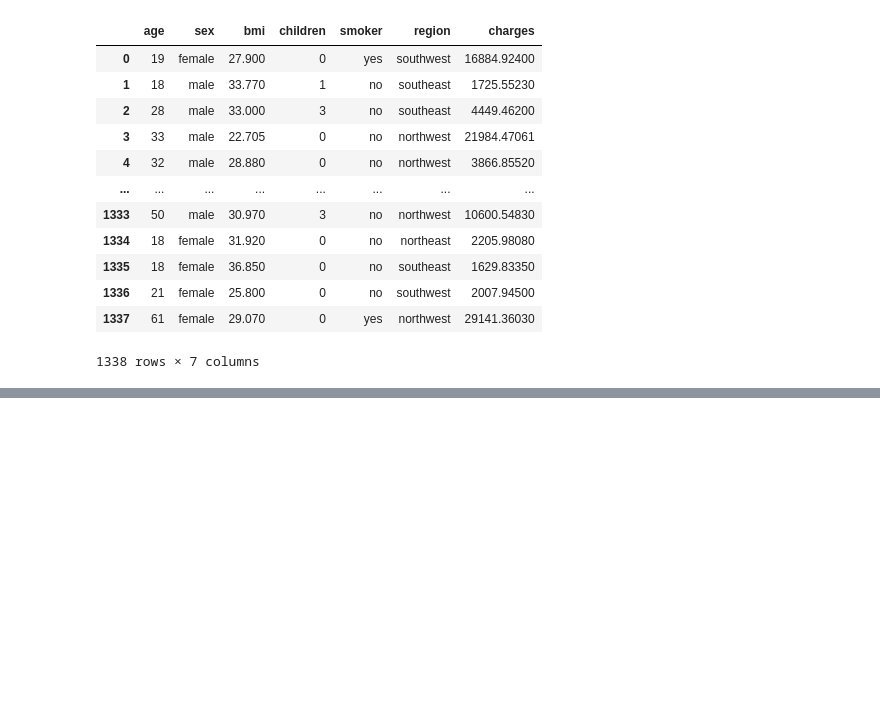
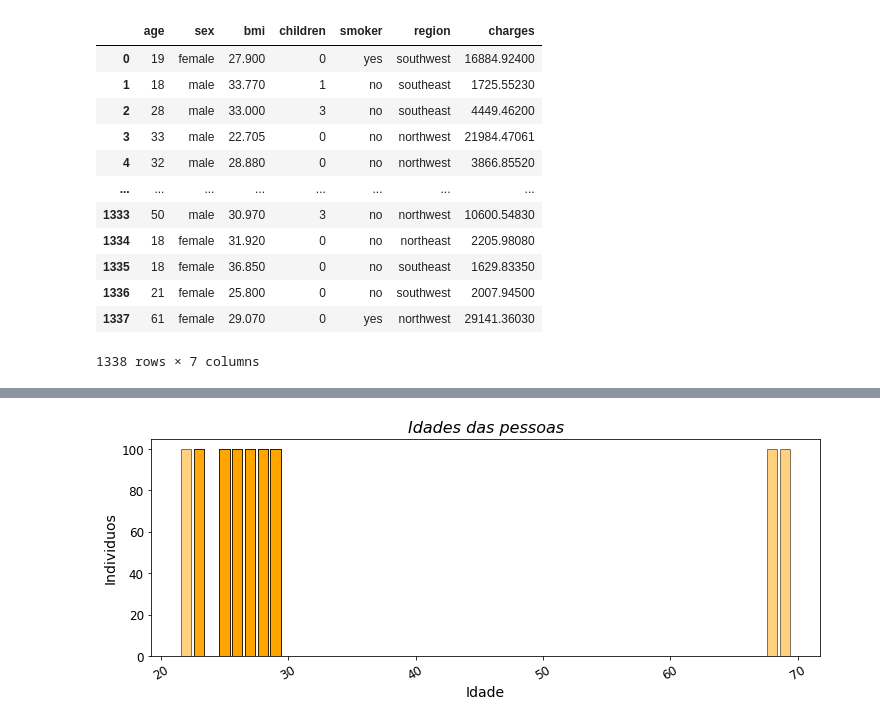
Before and after one commit to KndHvH/367, a Jupyter notebook: FIAP/MachineLearning/checkpoints/2/ML - Checkpoint2e3 - NOME.ipynb, the cells around one changed output, grey strips where cells are left out. Saved outputs shown, nothing was run; the diff lists cells and outputs as text; code cells hidden in the pictures; blank space fills up the shorter version.

```diff
--- a/FIAP/MachineLearning/checkpoints/2/ML - Checkpoint2e3 - NOME.ipynb
+++ b/FIAP/MachineLearning/checkpoints/2/ML - Checkpoint2e3 - NOME.ipynb
@@ -96,0 +176,15 @@ df.describe()
+# %%
+fig, ax = plt.subplots(figsize=(12, 4))
+ax.set_title("Idades das pessoas", fontsize=16,
+            fontstyle="italic")
+ax.set_xlabel("Idade", fontsize=14)
+ax.set_ylabel("Individuos", fontsize=14)
+ax.tick_params(axis="x", labelsize=12, rotation=30)
+ax.tick_params(axis="y", labelsize=12)
+
+ax.bar(occur,100, color="orange", edgecolor="k",
+      alpha=0.5)
+
+plt.show()
+# %% [output]
+[figure, added]
```
Also changed, not shown: parts of 8 cells of this notebook, 1 other file.
